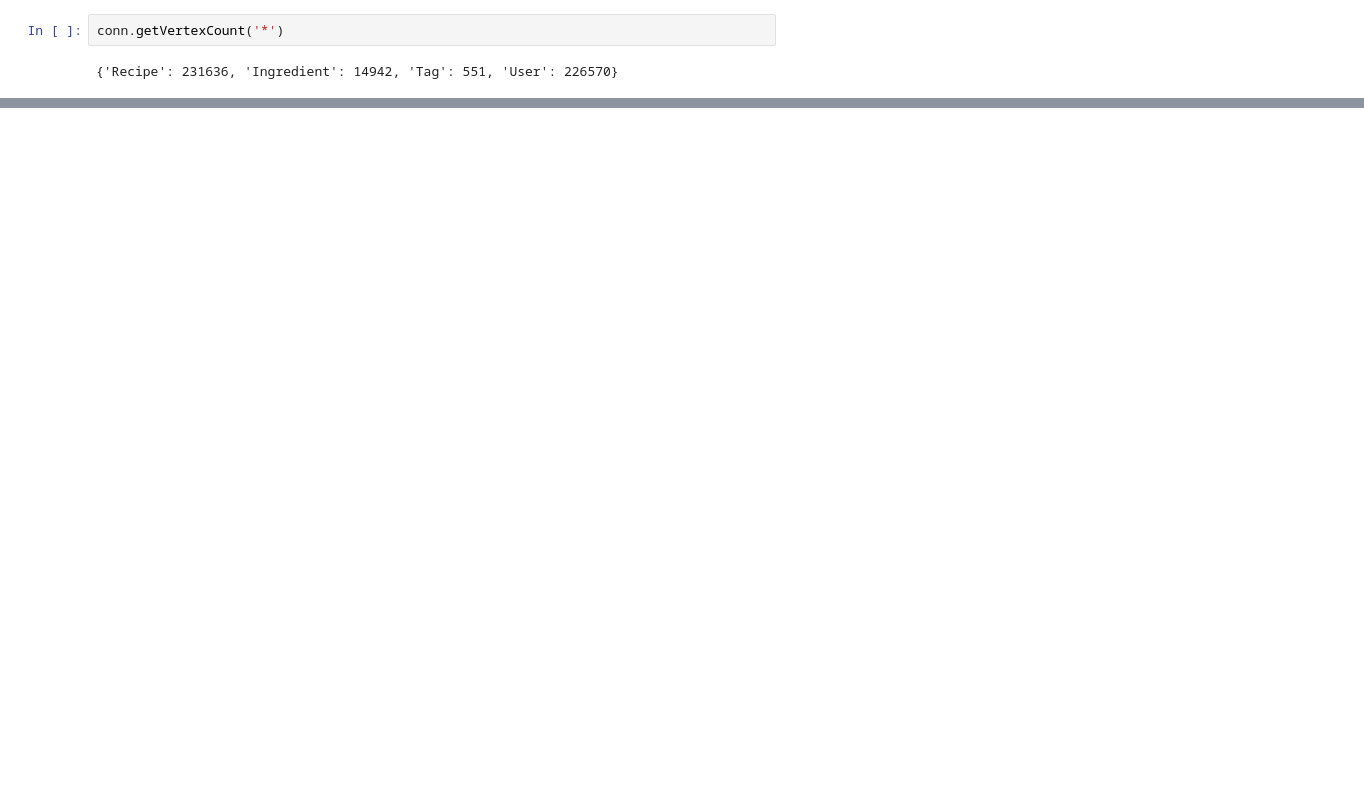
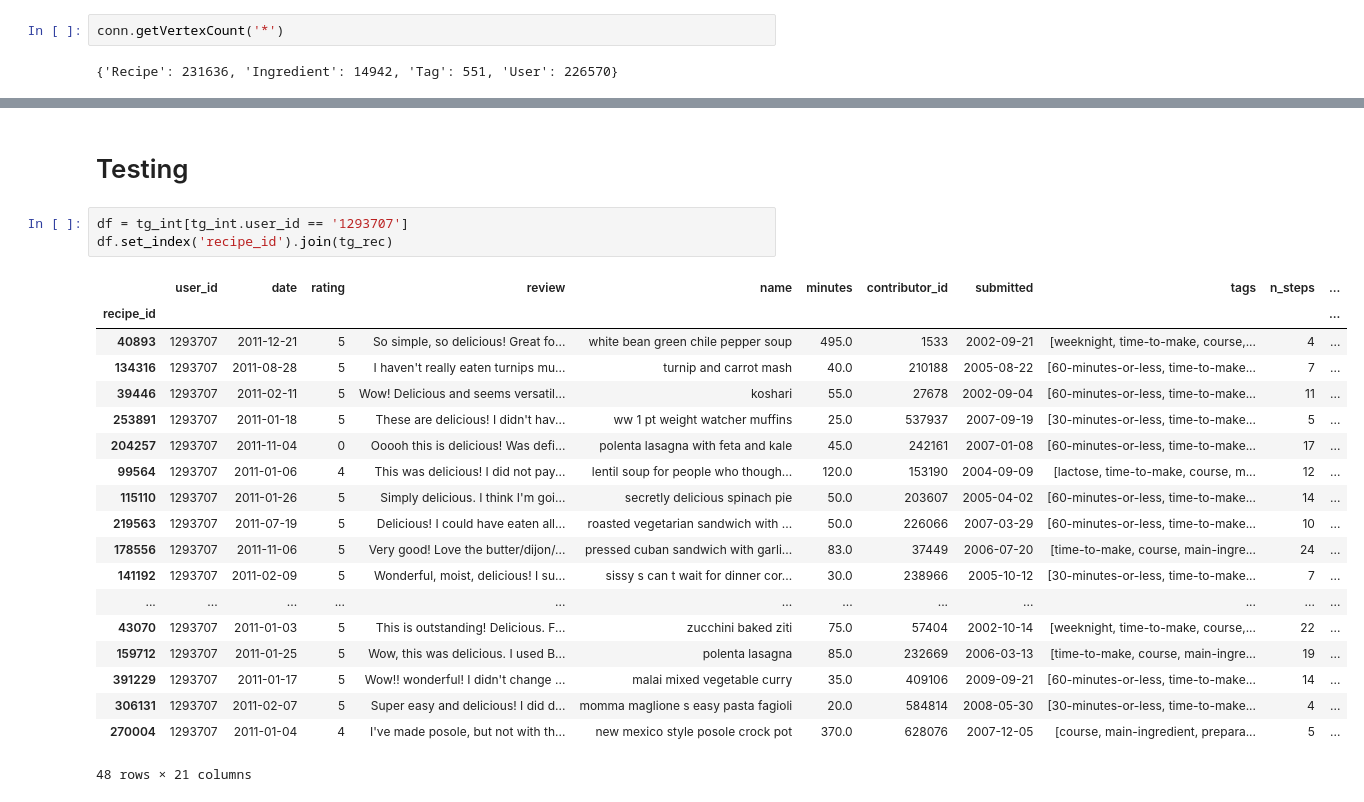
Before and after one commit to nickthegroot/recipe-recommendation, a Jupyter notebook: notebooks/230112-nickthegroot-data-explore.ipynb, the cells around one changed output, grey strips where cells are left out. Saved outputs shown, nothing was run; the diff lists cells and outputs as text; blank space fills up the shorter version.

```diff
--- a/notebooks/230112-nickthegroot-data-explore.ipynb
+++ b/notebooks/230112-nickthegroot-data-explore.ipynb
@@ -407,0 +436,25 @@ conn.getEdgeCount('*')
+# %% [markdown]
+# Testing
+# %%
+df = tg_int[tg_int.user_id == '1293707']
+df.set_index('recipe_id').join(tg_rec)
+# %% [output]
+|  | user_id | date | rating | review | name | minutes | contributor_id | submitted | tags | n_steps | ... |
+| recipe_id |  |  |  |  |  |  |  |  |  |  | ... |
+| 40893 | 1293707 | 2011-12-21 | 5 | So simple, so delicious! Great fo... | white bean green chile pepper soup | 495.0 | 1533 | 2002-09-21 | [weeknight, time-to-make, course,... | 4 | ... |
+| 134316 | 1293707 | 2011-08-28 | 5 | I haven't really eaten turnips mu... | turnip and carrot mash | 40.0 | 210188 | 2005-08-22 | [60-minutes-or-less, time-to-make... | 7 | ... |
+| 39446 | 1293707 | 2011-02-11 | 5 | Wow! Delicious and seems versatil... | koshari | 55.0 | 27678 | 2002-09-04 | [60-minutes-or-less, time-to-make... | 11 | ... |
+| 253891 | 1293707 | 2011-01-18 | 5 | These are delicious! I didn't hav... | ww 1 pt weight watcher muffins | 25.0 | 537937 | 2007-09-19 | [30-minutes-or-less, time-to-make... | 5 | ... |
+| 204257 | 1293707 | 2011-11-04 | 0 | Ooooh this is delicious! Was defi... | polenta lasagna with feta and kale | 45.0 | 242161 | 2007-01-08 | [60-minutes-or-less, time-to-make... | 17 | ... |
+| 99564 | 1293707 | 2011-01-06 | 4 | This was delicious! I did not pay... | lentil soup for people who though... | 120.0 | 153190 | 2004-09-09 | [lactose, time-to-make, course, m... | 12 | ... |
+| 115110 | 1293707 | 2011-01-26 | 5 | Simply delicious. I think I'm goi... | secretly delicious spinach pie | 50.0 | 203607 | 2005-04-02 | [60-minutes-or-less, time-to-make... | 14 | ... |
+| 219563 | 1293707 | 2011-07-19 | 5 | Delicious! I could have eaten all... | roasted vegetarian sandwich with ... | 50.0 | 226066 | 2007-03-29 | [60-minutes-or-less, time-to-make... | 10 | ... |
+| 178556 | 1293707 | 2011-11-06 | 5 | Very good! Love the butter/dijon/... | pressed cuban sandwich with garli... | 83.0 | 37449 | 2006-07-20 | [time-to-make, course, main-ingre... | 24 | ... |
+| 141192 | 1293707 | 2011-02-09 | 5 | Wonderful, moist, delicious! I su... | sissy s can t wait for dinner cor... | 30.0 | 238966 | 2005-10-12 | [30-minutes-or-less, time-to-make... | 7 | ... |
+| ... | ... | ... | ... | ... | ... | ... | ... | ... | ... | ... | ... |
+| 43070 | 1293707 | 2011-01-03 | 5 | This is outstanding! Delicious. F... | zucchini baked ziti | 75.0 | 57404 | 2002-10-14 | [weeknight, time-to-make, course,... | 22 | ... |
+| 159712 | 1293707 | 2011-01-25 | 5 | Wow, this was delicious. I used B... | polenta lasagna | 85.0 | 232669 | 2006-03-13 | [time-to-make, course, main-ingre... | 19 | ... |
+| 391229 | 1293707 | 2011-01-17 | 5 | Wow!! wonderful! I didn't change ... | malai mixed vegetable curry | 35.0 | 409106 | 2009-09-21 | [60-minutes-or-less, time-to-make... | 14 | ... |
+| 306131 | 1293707 | 2011-02-07 | 5 | Super easy and delicious! I did d... | momma maglione s easy pasta fagioli | 20.0 | 584814 | 2008-05-30 | [30-minutes-or-less, time-to-make... | 4 | ... |
+| 270004 | 1293707 | 2011-01-04 | 4 | I've made posole, but not with th... | new mexico style posole crock pot | 370.0 | 628076 | 2007-12-05 | [course, main-ingredient, prepara... | 5 | ... |
+48 rows × 21 columns
```
Also changed, not shown: parts of 14 cells of this notebook, 7 other files.
